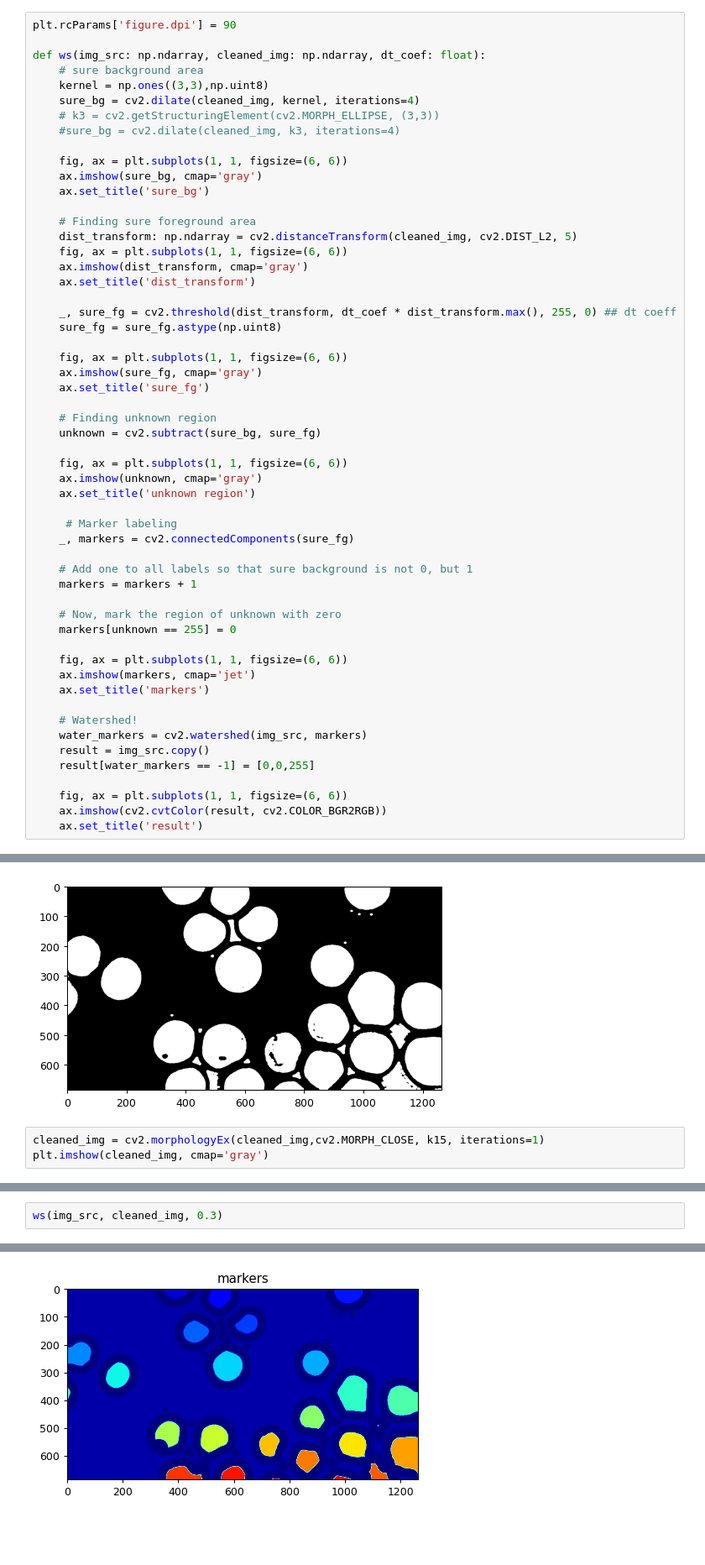
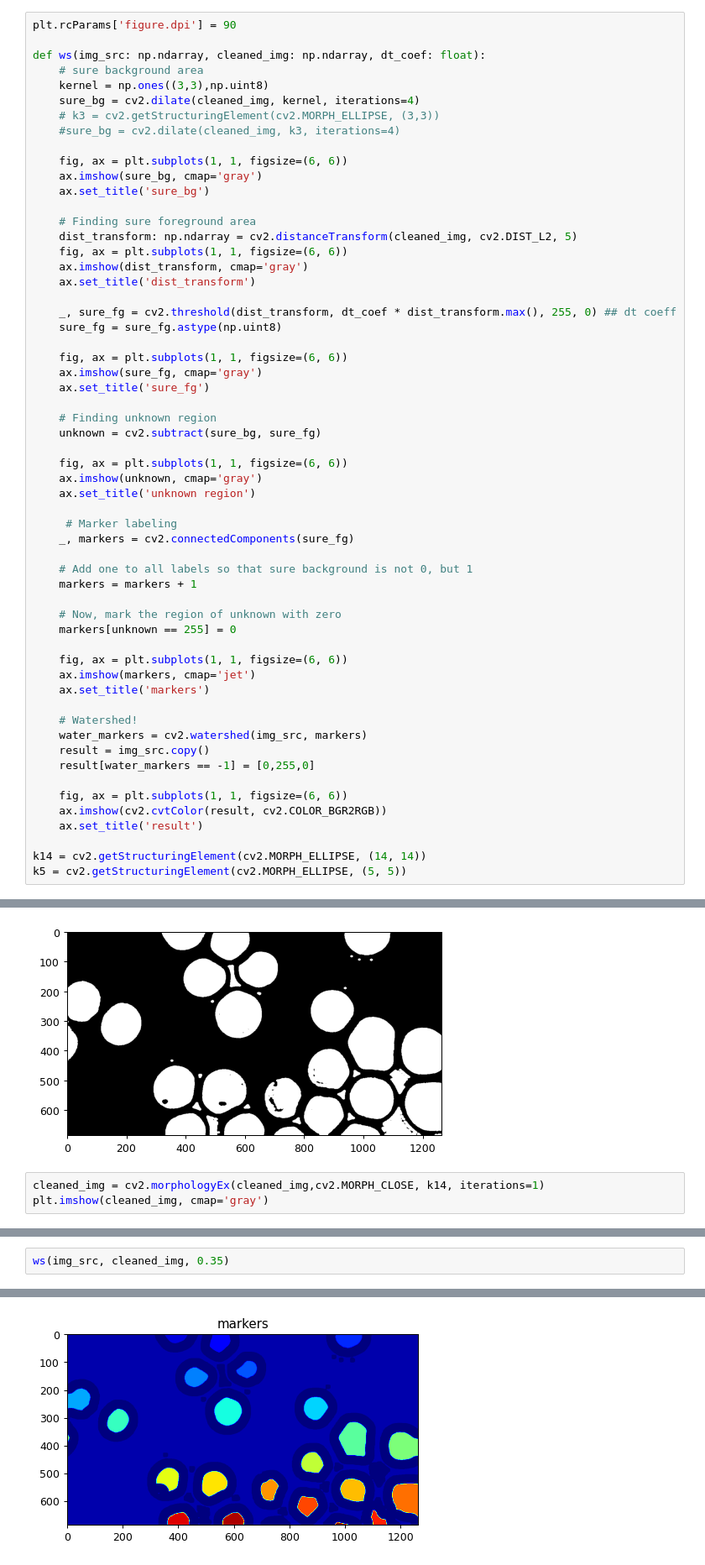
Before and after one commit to handlessdude/cv-labs, a Jupyter notebook: lab-08.ipynb, the cells around one changed output, grey strips where cells are left out. Shown at 84% size. Cells and saved outputs as stored; diff of their text form; blank space fills up the shorter version.

```diff
--- a/lab-08.ipynb
+++ b/lab-08.ipynb
@@ -150,11 +150,14 @@ def ws(img_src: np.ndarray, cleaned_img: np.ndarray, dt_coef: float):
     # Watershed!
     water_markers = cv2.watershed(img_src, markers)
     result = img_src.copy()
-    result[water_markers == -1] = [0,0,255]
+    result[water_markers == -1] = [0,255,0]
 
     fig, ax = plt.subplots(1, 1, figsize=(6, 6))
     ax.imshow(cv2.cvtColor(result, cv2.COLOR_BGR2RGB))
     ax.set_title('result')
+
+k14 = cv2.getStructuringElement(cv2.MORPH_ELLIPSE, (14, 14))
+k5 = cv2.getStructuringElement(cv2.MORPH_ELLIPSE, (5, 5))
 # %%
 second_path = './app-data/inputs/ws-02.jpg'
 img_src = cv2.imread(second_path)
@@ -209,7 +194,7 @@ plt.imshow(cleaned_img, cmap='gray')
 <matplotlib.image.AxesImage at 0x...>
 [figure]
 # %%
-cleaned_img = cv2.morphologyEx(cleaned_img,cv2.MORPH_CLOSE, k15, iterations=1)
+cleaned_img = cv2.morphologyEx(cleaned_img,cv2.MORPH_CLOSE, k14, iterations=1)
 plt.imshow(cleaned_img, cmap='gray')
 # %% [output]
 <matplotlib.image.AxesImage at 0x...>
@@ -217,4 +202,4 @@ plt.imshow(cleaned_img, cmap='gray')
 # %%
-ws(img_src, cleaned_img, 0.3)
+ws(img_src, cleaned_img, 0.35)
 # %% [output]
 [figure]
@@ -224 +209 @@ ws(img_src, cleaned_img, 0.3)
-[figure, old version]
+[figure, new version]
```
Also changed, not shown: parts of 14 cells of this notebook.
